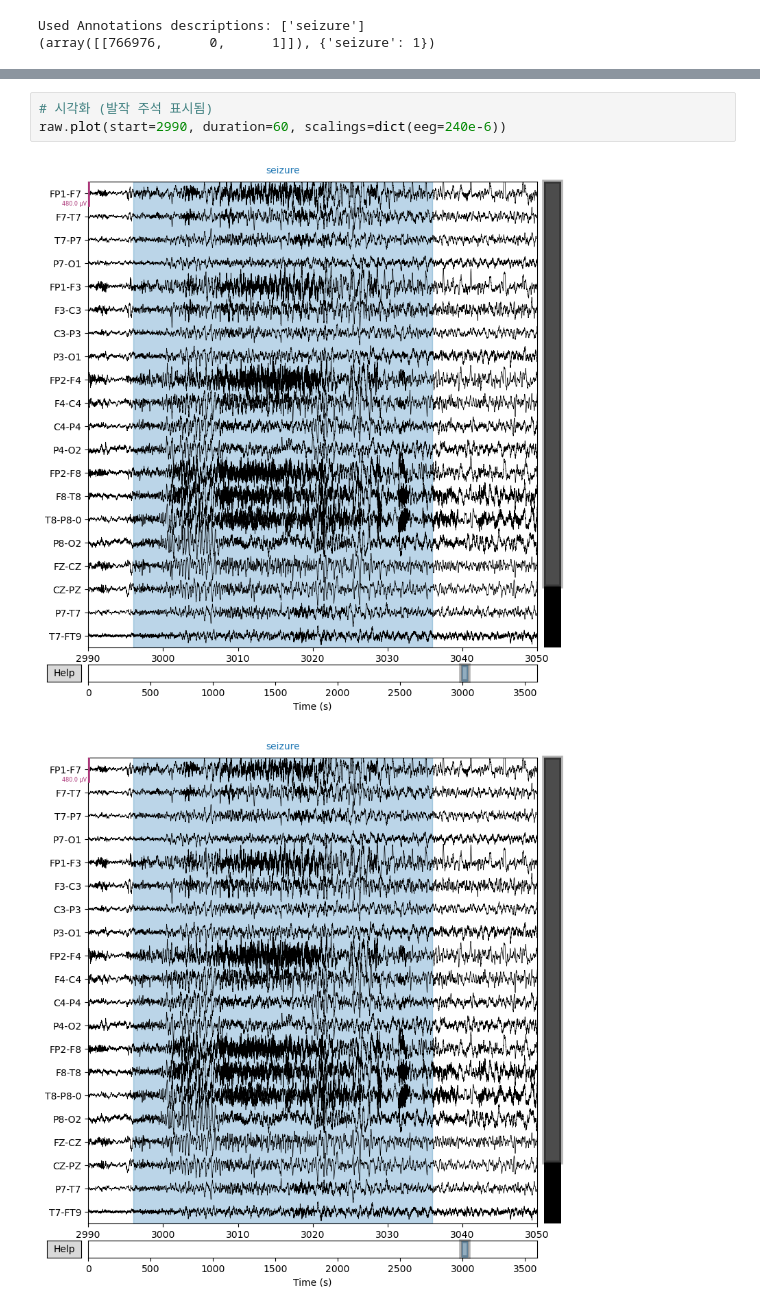
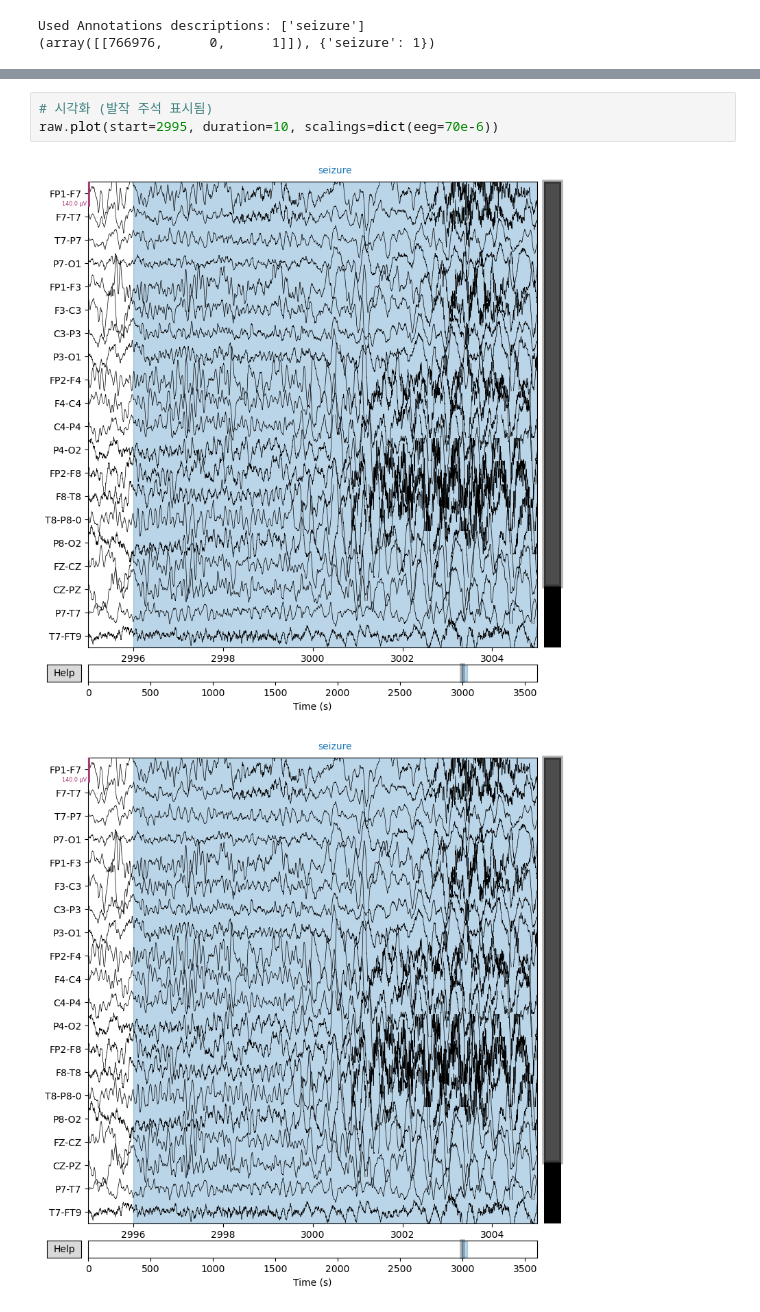
Before and after one commit to khjloversclub/EEGkhj, a Jupyter notebook: EESNN/MNEs/asdf.ipynb, the cells around one changed output, grey strips where cells are left out. Drawn from its saved outputs; the diff is of its cells as text.

```diff
--- a/EESNN/MNEs/asdf.ipynb
+++ b/EESNN/MNEs/asdf.ipynb
@@ -201,6 +216,6 @@ raw.set_annotations(annot_back)
 # %%
 # 시각화 (발작 주석 표시됨)
-raw.plot(start=2990, duration=60, scalings=dict(eeg=240e-6))
+raw.plot(start=2995, duration=10, scalings=dict(eeg=70e-6))
 # %% [output]
-[figure, old version]
+[figure, new version]
-[figure, old version]
+[figure, new version]
```
Also changed, not shown: parts of 16 cells of this notebook, 1 other file.
